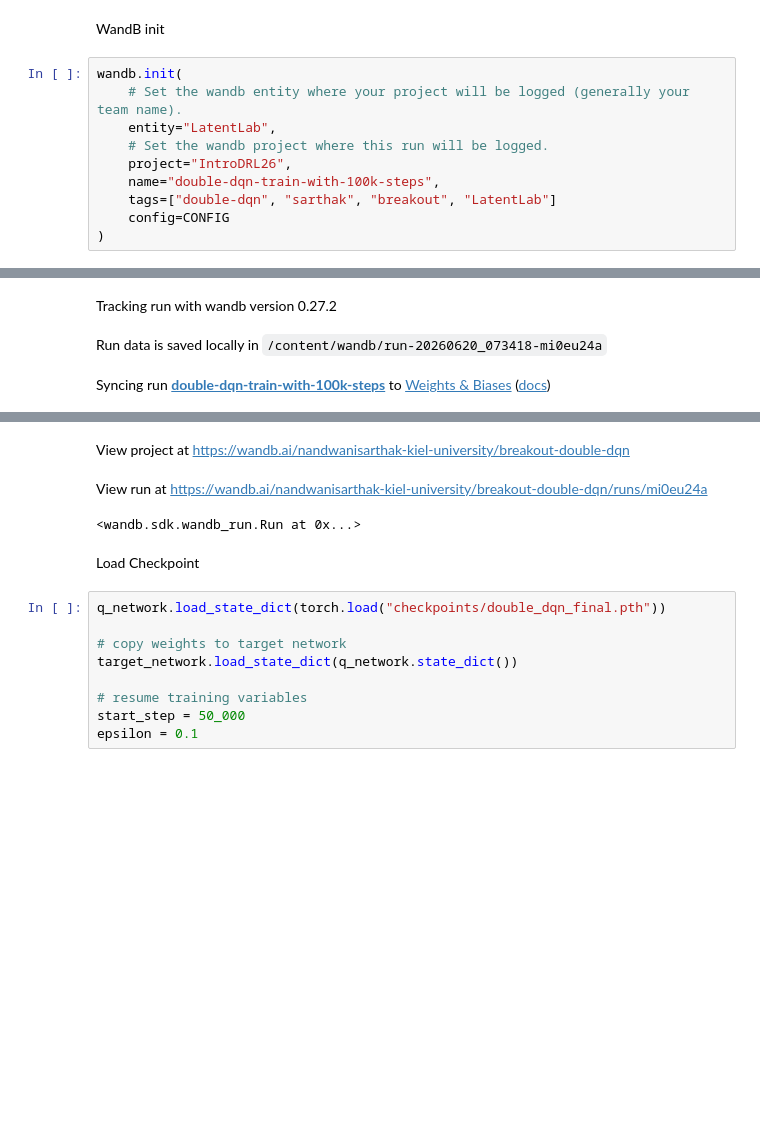
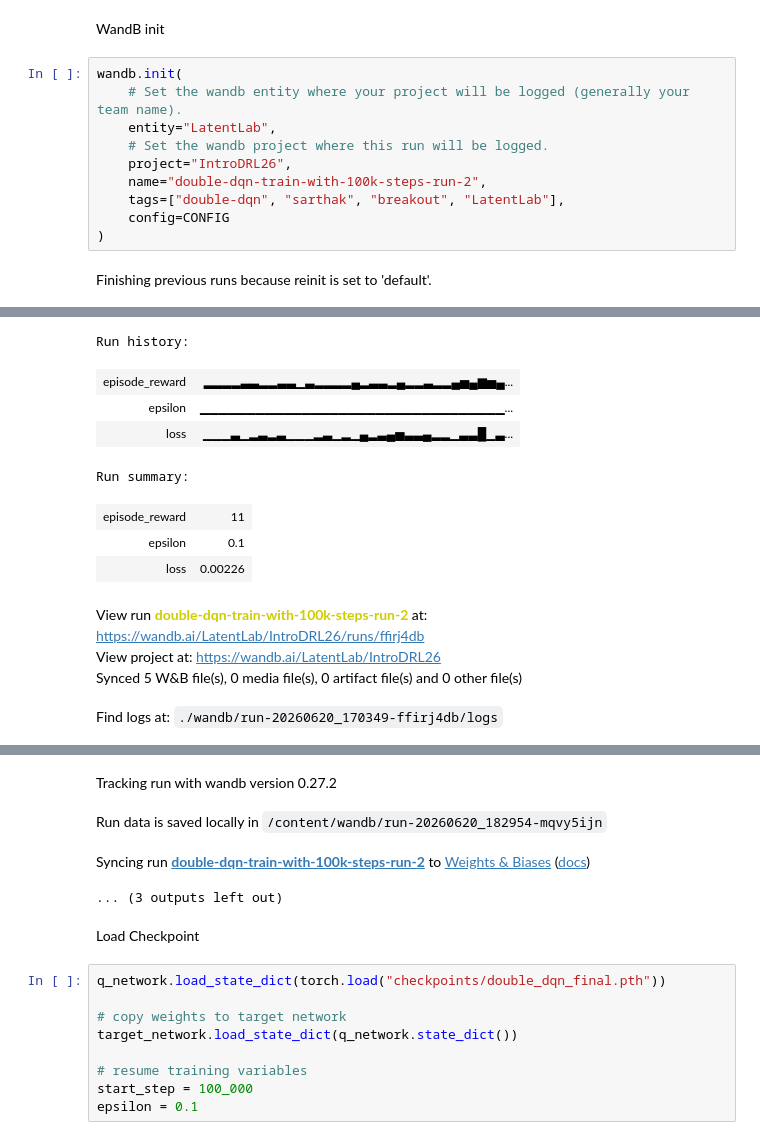
Before and after one commit to sarthaknandwani/DQN_Extensions, a Jupyter notebook: notebooks/template.ipynb, the cells around one changed output, grey strips where cells are left out. Saved outputs shown, nothing was run; the diff lists cells and outputs as text; blank space fills up the shorter version.

```diff
--- a/notebooks/template.ipynb
+++ b/notebooks/template.ipynb
@@ -1934,15 +1934,25 @@ WandB init
 # %%
 wandb.init(
     # Set the wandb entity where your project will be logged (generally your team name).
     entity="LatentLab",
     # Set the wandb project where this run will be logged.
     project="IntroDRL26",
-    name="double-dqn-train-with-100k-steps",
-    tags=["double-dqn", "sarthak", "breakout", "LatentLab"]
+    name="double-dqn-train-with-100k-steps-run-2",
+    tags=["double-dqn", "sarthak", "breakout", "LatentLab"],
     config=CONFIG
 )
 # %% [output]
+Finishing previous runs because reinit is set to 'default'.
 [interactive output not drawn]
-Tracking run with wandb version 0.27.2
+Run history:
+| episode_reward | ▂▂▂▂▃▃▂▂▃▃▁▃▂▂▂▂▄▂▃▃▂▄▂▂▃▂▂▄▅▄▆▅▄... |
+| epsilon | ▁▁▁▁▁▁▁▁▁▁▁▁▁▁▁▁▁▁▁▁▁▁▁▁▁▁▁▁▁▁▁▁▁... |
+| loss | ▁▁▁▃▁▂▃▂▃▁▁▁▂▃▁▂▁▄▂▃▄▅▃▃▄▂▂▁▃▃█▁▃... |
+Run summary:
+| episode_reward | 11 |
+| epsilon | 0.1 |
+| loss | 0.00226 |
-Run data is saved locally in /content/wandb/run-20260620_073418-mi0eu24a
+View run double-dqn-train-with-100k-steps-run-2 at: https://wandb.ai/LatentLab/IntroDRL26/runs/ffirj4db
+View project at: https://wandb.ai/LatentLab/IntroDRL26
+Synced 5 W&B file(s), 0 media file(s), 0 artifact file(s) and 0 other file(s)
-Syncing run double-dqn-train-with-100k-steps to Weights & Biases (docs)
+Find logs at: ./wandb/run-20260620_170349-ffirj4db/logs
@@ -1949,6 +1960,7 @@ Syncing run double-dqn-train-with-100k-steps to Weights & Biases (docs)
-View project at https://wandb.ai/nandwanisarthak-kiel-university/breakout-double-dqn
+Tracking run with wandb version 0.27.2
-View run at https://wandb.ai/nandwanisarthak-kiel-university/breakout-double-dqn/runs/mi0eu24a
+Run data is saved locally in /content/wandb/run-20260620_182954-mqvy5ijn
-<wandb.sdk.wandb_run.Run at 0x...>
+Syncing run double-dqn-train-with-100k-steps-run-2 to Weights & Biases (docs)
+... (3 outputs left out)
 # %% [markdown]
 Load Checkpoint
 # %%
@@ -1958,6 +1970,6 @@ q_network.load_state_dict(torch.load("checkpoints/double_dqn_final.pth"))
 target_network.load_state_dict(q_network.state_dict())
 
 # resume training variables
-start_step = 50_000
+start_step = 100_000
 epsilon = 0.1
 # %%
```
Also changed, not shown: parts of 16 cells of this notebook.
